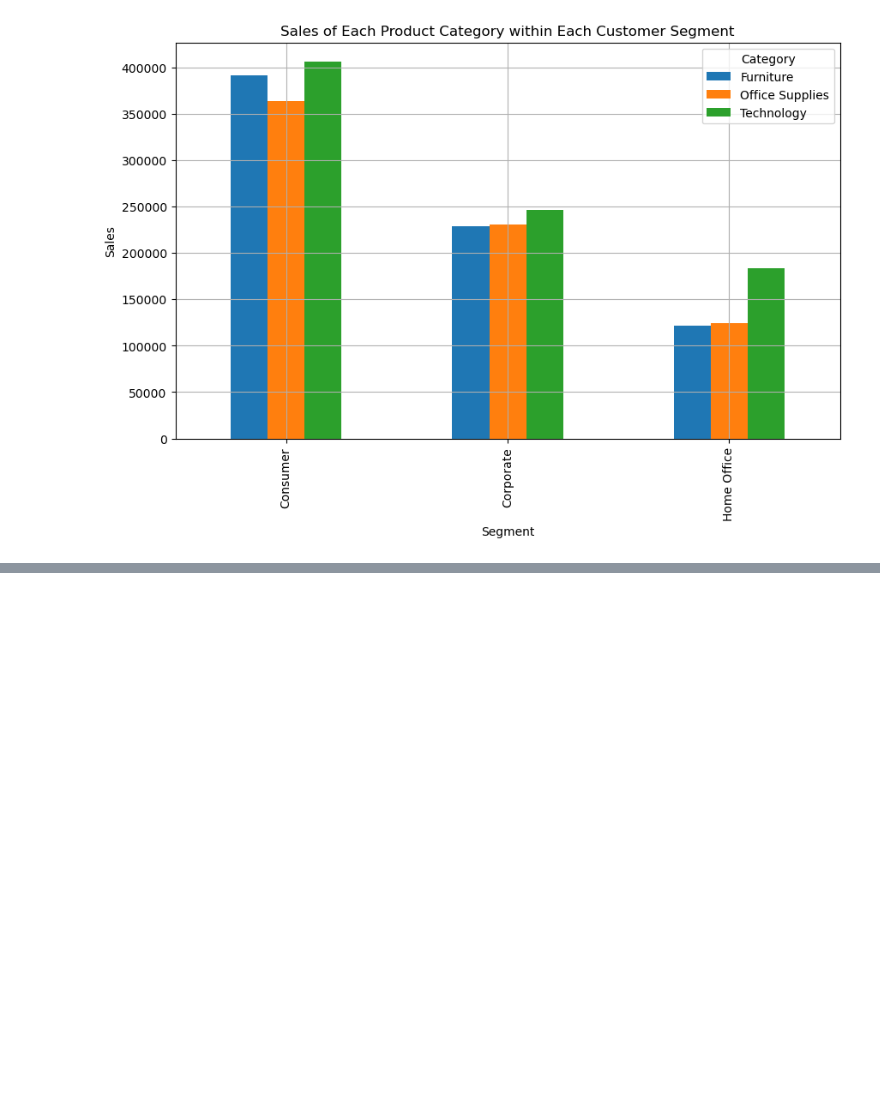
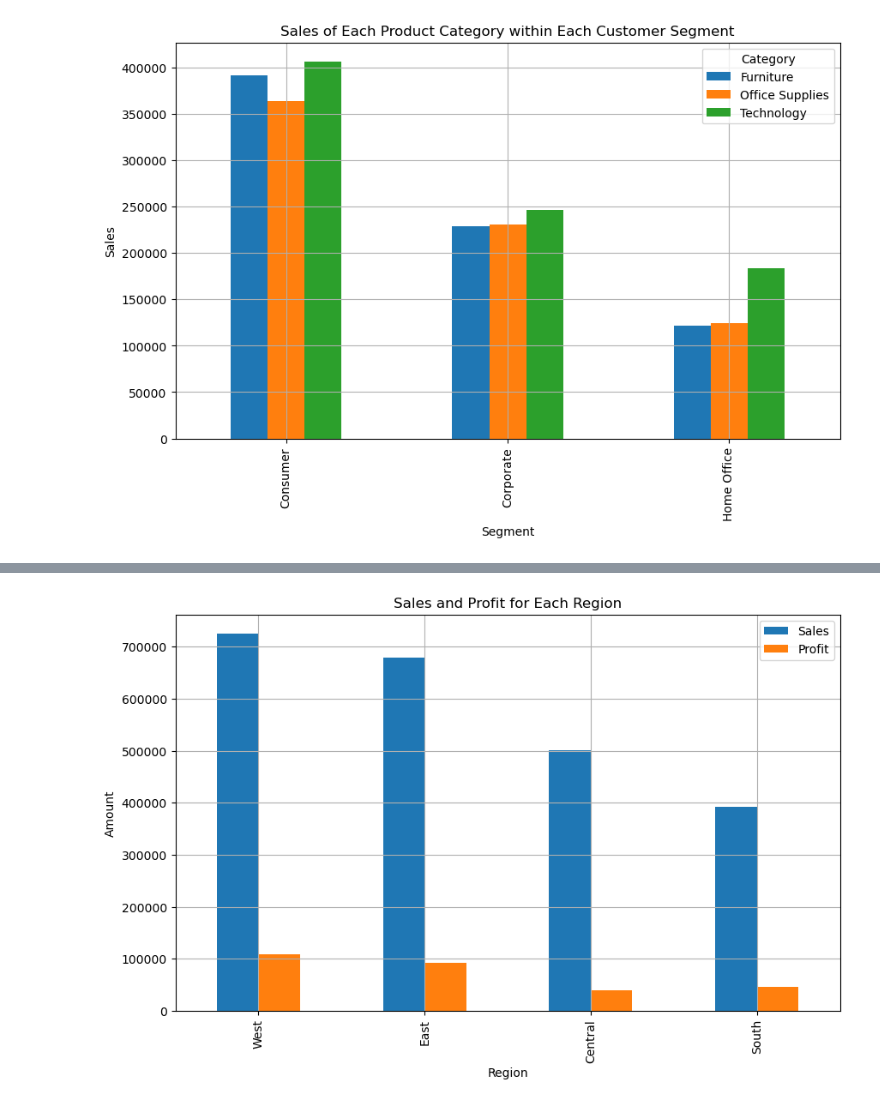
Before and after one commit to raj-rajat/Superstore-Dataset, a Jupyter notebook: superstore-dataset.ipynb, the cells around one changed output, grey strips where cells are left out. Drawn from its saved outputs; the diff is of its cells as text; code cells hidden in the pictures; blank space fills up the shorter version.

```diff
--- a/superstore-dataset.ipynb
+++ b/superstore-dataset.ipynb
@@ -258,0 +274,15 @@ plt.show()
+# %%
+# Group by region and sum the sales and profit
+region_performance = df.groupby('Region')[['Sales', 'Profit']].sum()
+
+# Sort by sales
+region_performance.sort_values('Sales', ascending=False, inplace=True)
+
+# Plot
+region_performance.plot(kind='bar', figsize=(10, 6))
+plt.title('Sales and Profit for Each Region')
+plt.ylabel('Amount')
+plt.grid()
+plt.show()
+# %% [output]
+[figure, added]
```
Also changed, not shown: parts of 9 cells of this notebook.
